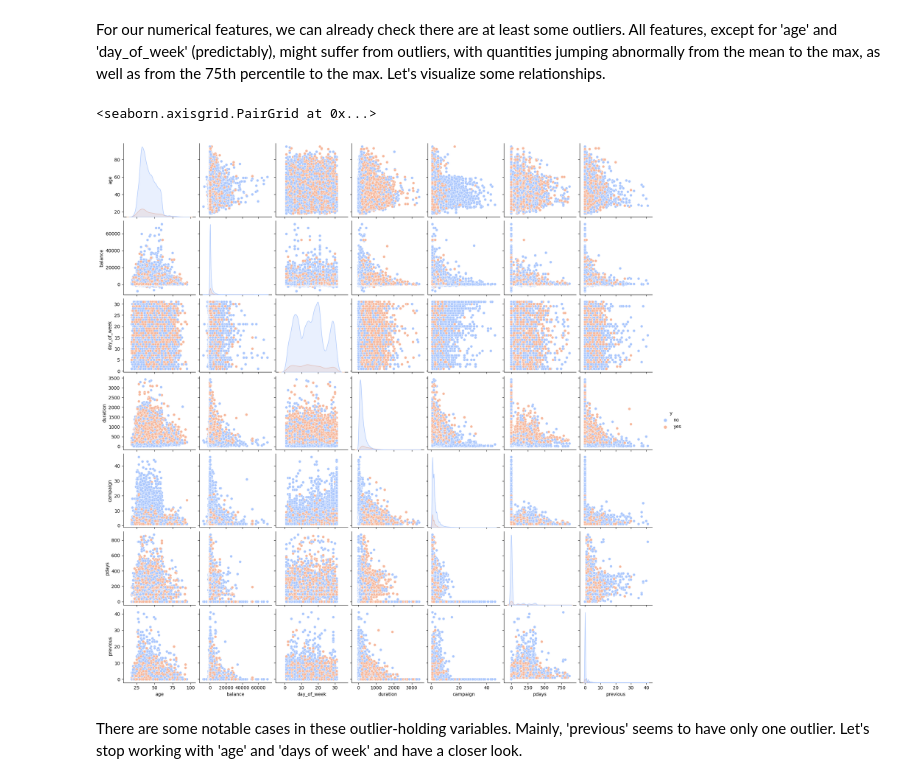
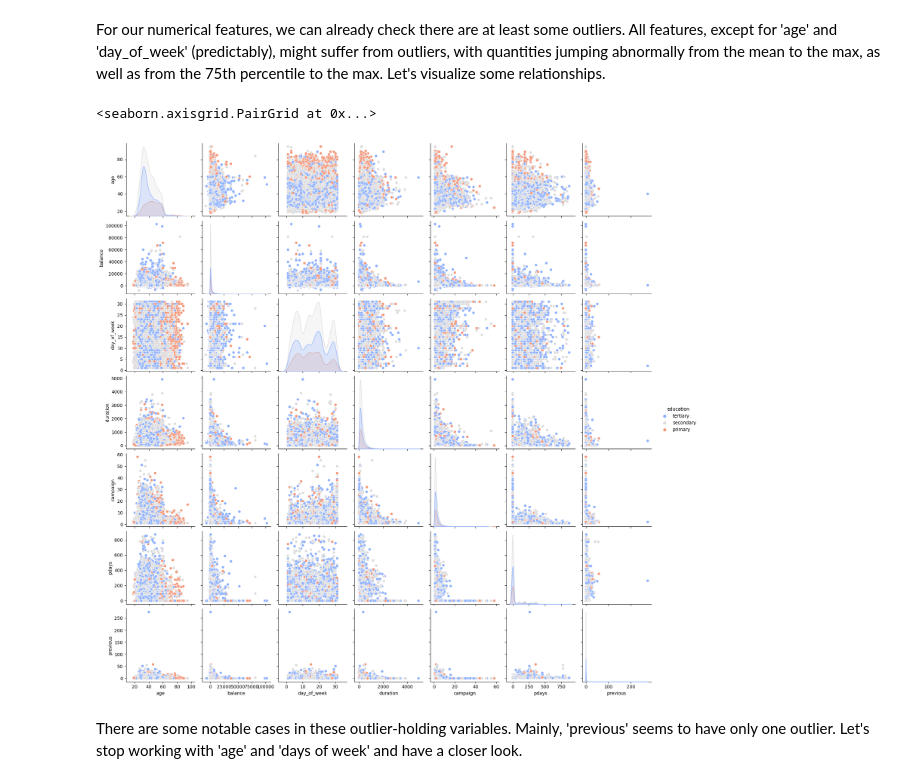
Before and after one commit to ianpv04/Data-Glacier-Project, a Jupyter notebook: project.ipynb, the cells around one changed output. Cells and saved outputs as stored; diff of their text form; code cells hidden in the pictures.

```diff
--- a/project.ipynb
+++ b/project.ipynb
@@ -64,10 +64,10 @@ df.describe()
 # %% [markdown]
 For our numerical features, we can already check there are at least some outliers. All features, except for 'age' and 'day_of_week' (predictably), might suffer from outliers, with quantities jumping abnormally from the mean to the max, as well as from the 75th percentile to the max. Let's visualize some relationships.
 # %%
-sns.pairplot(df, hue = 'y', palette = 'coolwarm')
+sns.pairplot(df, hue = 'education', palette = 'coolwarm')
 # %% [output]
 <seaborn.axisgrid.PairGrid at 0x...>
-[figure, old version]
+[figure, new version]
 # %% [markdown]
 There are some notable cases in these outlier-holding variables. Mainly, 'previous' seems to have only one outlier. Let's stop working with 'age' and 'days of week' and have a closer look.
 # %%
```
Also changed, not shown: parts of 28 cells of this notebook.
